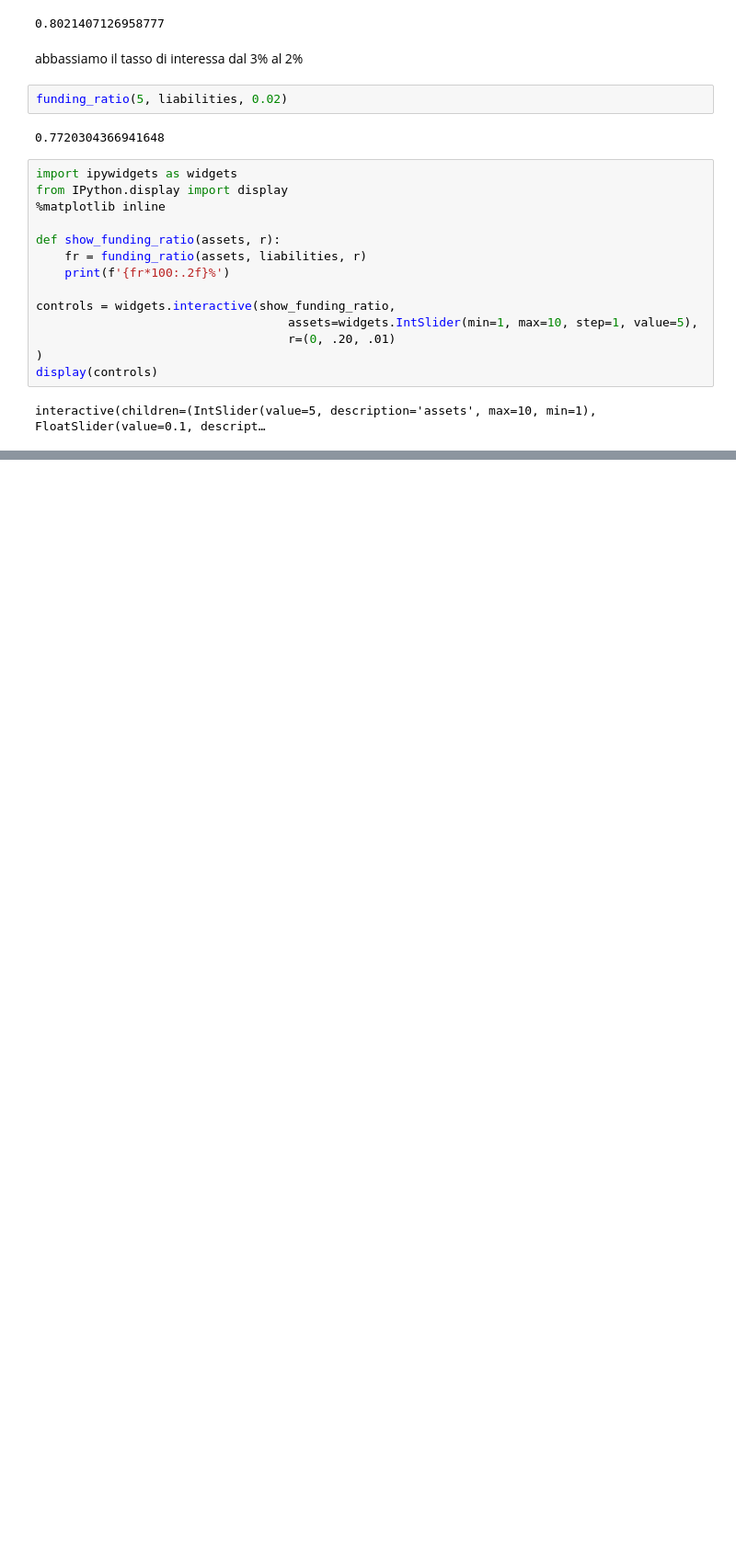
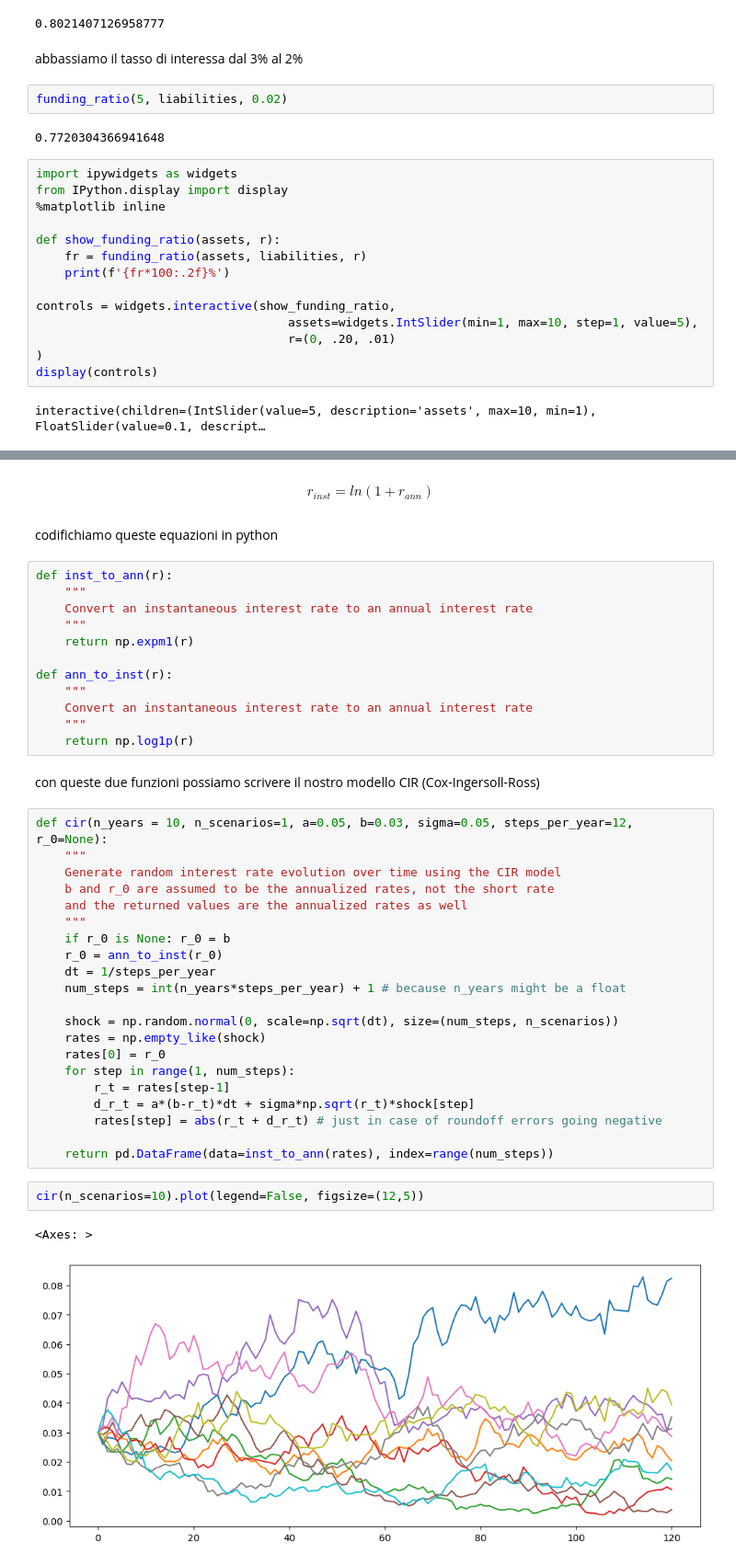
Before and after one commit to fdalforno/investment, a Jupyter notebook: 04-Gestione degli assett e della passività.ipynb, the cells around one changed output, grey strips where cells are left out. Shown at 92% size. Drawn from its saved outputs; the diff is of its cells as text; blank space fills up the shorter version.

```diff
--- a/04-Gestione degli assett e della passività.ipynb
+++ b/04-Gestione degli assett e della passività.ipynb
@@ -127,0 +216,46 @@ interactive(children=(IntSlider(value=5, description='assets', max=10, min=1), F
+# %% [markdown]
+$$
+    r_{inst} = ln(1 + r_{ann})
+$$
+# %% [markdown]
+codifichiamo queste equazioni in python
+# %%
+def inst_to_ann(r):
+    """
+    Convert an instantaneous interest rate to an annual interest rate
+    """
+    return np.expm1(r)
+
+def ann_to_inst(r):
+    """
+    Convert an instantaneous interest rate to an annual interest rate
+    """
+    return np.log1p(r)
+# %% [markdown]
+con queste due funzioni possiamo scrivere il nostro modello CIR (Cox-Ingersoll-Ross)
+# %%
+def cir(n_years = 10, n_scenarios=1, a=0.05, b=0.03, sigma=0.05, steps_per_year=12, r_0=None):
+    """
+    Generate random interest rate evolution over time using the CIR model
+    b and r_0 are assumed to be the annualized rates, not the short rate
+    and the returned values are the annualized rates as well
+    """
+    if r_0 is None: r_0 = b
+    r_0 = ann_to_inst(r_0)
+    dt = 1/steps_per_year
+    num_steps = int(n_years*steps_per_year) + 1 # because n_years might be a float
+
+    shock = np.random.normal(0, scale=np.sqrt(dt), size=(num_steps, n_scenarios))
+    rates = np.empty_like(shock)
+    rates[0] = r_0
+    for step in range(1, num_steps):
+        r_t = rates[step-1]
+        d_r_t = a*(b-r_t)*dt + sigma*np.sqrt(r_t)*shock[step]
+        rates[step] = abs(r_t + d_r_t) # just in case of roundoff errors going negative
+
+    return pd.DataFrame(data=inst_to_ann(rates), index=range(num_steps))
+# %%
+cir(n_scenarios=10).plot(legend=False, figsize=(12,5))
+# %% [output]
+<Axes: >
+[figure, added]
```
Also changed, not shown: parts of 30 cells of this notebook, 2 other files.
